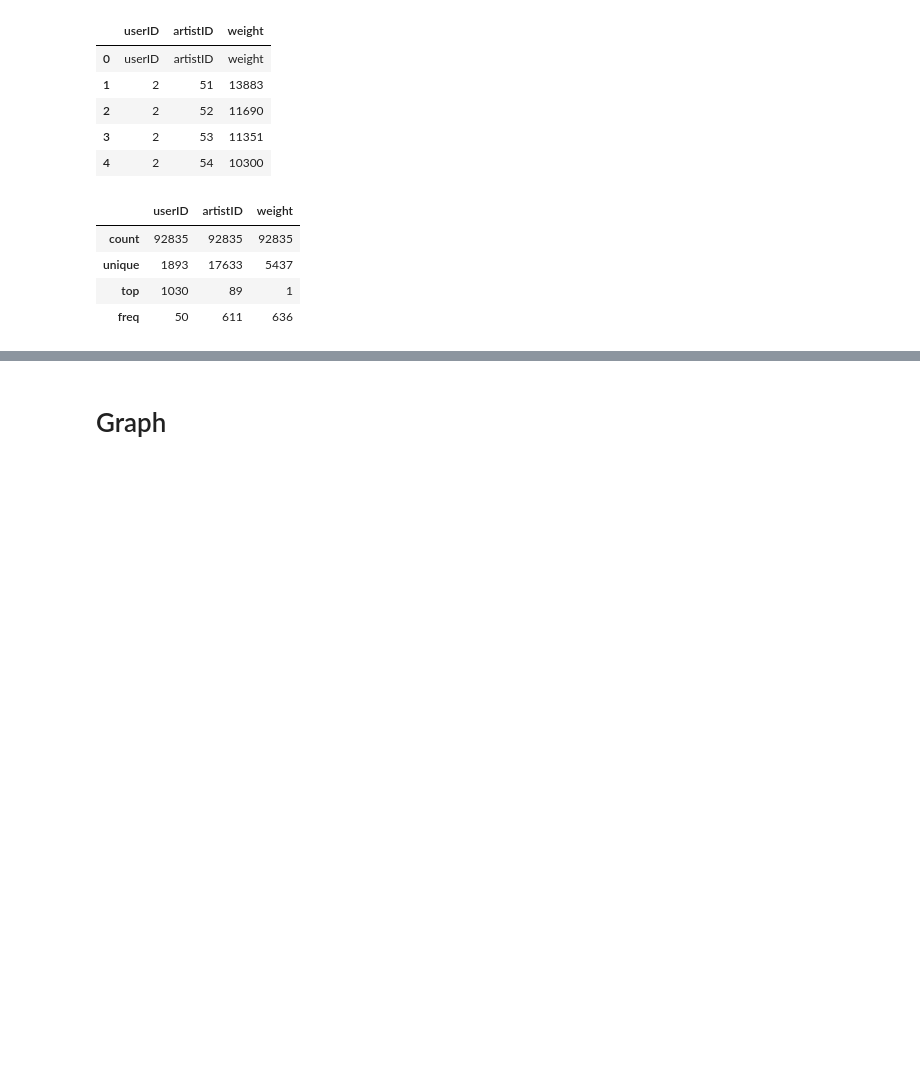
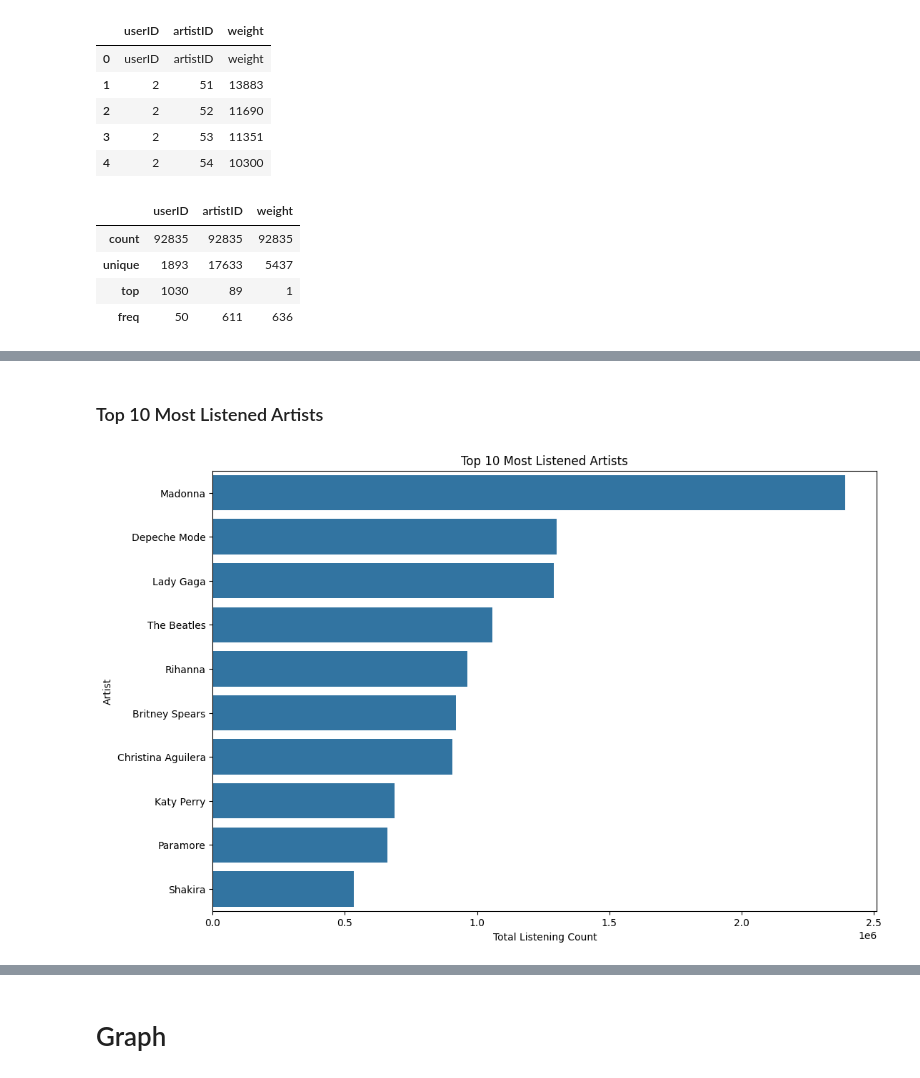
Before and after one commit to tamara-kostova/IIS, a Jupyter notebook: recommender_lastfm.ipynb, the cells around one changed output, grey strips where cells are left out. Drawn from its saved outputs; the diff is of its cells as text; code cells hidden in the pictures; blank space fills up the shorter version.

```diff
--- a/recommender_lastfm.ipynb
+++ b/recommender_lastfm.ipynb
@@ -75,0 +96,14 @@ user_artists_df['weight'] = user_artists_df['weight'].astype(float)
+# %% [markdown]
+### Top 10 Most Listened Artists
+# %%
+top_artists = user_artists_df.groupby('artistID')['weight'].sum().sort_values(ascending=False).head(10)
+top_artists_names = artists_df[artists_df['id'].isin(top_artists.index)]['name']
+
+plt.figure(figsize=(12, 8))
+sns.barplot(x=top_artists.values, y=top_artists_names)
+plt.title('Top 10 Most Listened Artists')
+plt.xlabel('Total Listening Count')
+plt.ylabel('Artist')
+plt.show()
+# %% [output]
+[figure, added]
```
Also changed, not shown: parts of 16 cells of this notebook.
